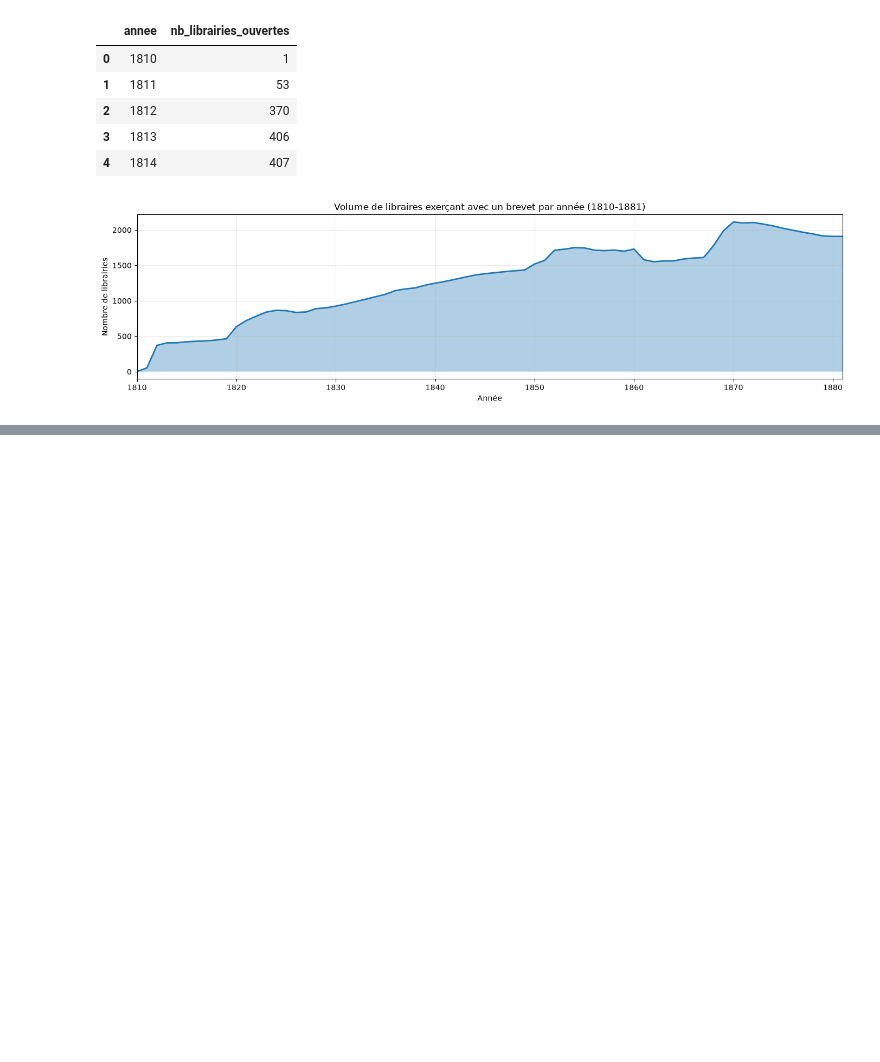
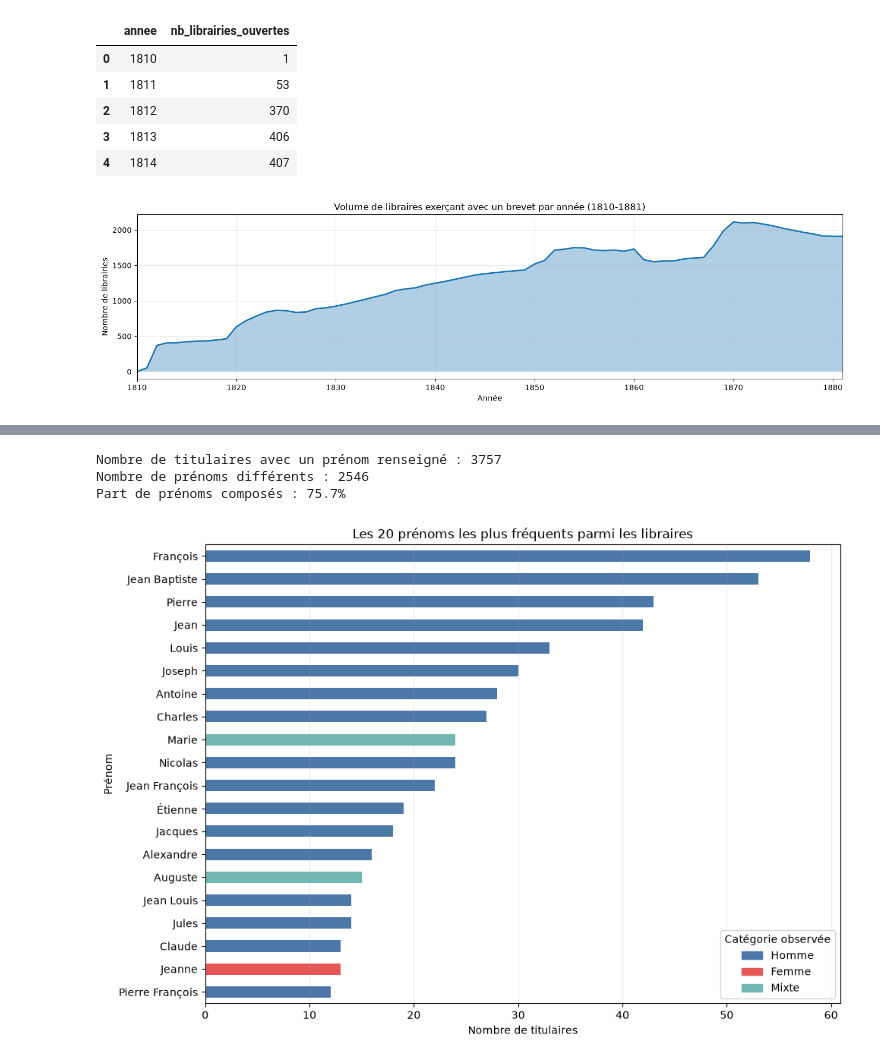
Before and after one commit to Juleslapeuf/donnees_librairies, a Jupyter notebook: 19e.ipynb, the cells around one changed output, grey strips where cells are left out. Saved outputs shown, nothing was run; the diff lists cells and outputs as text; code cells hidden in the pictures; blank space fills up the shorter version.

```diff
--- a/19e.ipynb
+++ b/19e.ipynb
@@ -279,0 +165,44 @@ dtype: int64
+# %%
+# Première analyse des prénoms
+profil_prenoms = lib[["Prénom", "Sexe"]].dropna().copy()
+profil_prenoms["Prénom"] = profil_prenoms["Prénom"].str.strip()
+profil_prenoms = profil_prenoms[profil_prenoms["Prénom"].ne("")]
+prenoms = profil_prenoms["Prénom"]
+
+print(f"Nombre de titulaires avec un prénom renseigné : {len(prenoms)}")
+print(f"Nombre de prénoms différents : {prenoms.nunique()}")
+part_composes = prenoms.str.contains(r"\s", regex=True).mean()
+print(f"Part de prénoms composés : {part_composes:.1%}")
+
+sexes_par_prenom = profil_prenoms.groupby("Prénom")["Sexe"].agg(set)
+top_prenoms = prenoms.value_counts().head(20).sort_values()
+couleurs_sexe = {
+    "homme": "#4c78a8",
+    "femme": "#e45756",
+    "mixte": "#72b7b2",
+}
+categories = {
+    prenom: (
+        "mixte" if len(sexes_par_prenom[prenom]) > 1
+        else next(iter(sexes_par_prenom[prenom]))
+    )
+    for prenom in top_prenoms.index
+}
+couleurs = [couleurs_sexe.get(categories[prenom], "#999999") for prenom in top_prenoms.index]
+ax = top_prenoms.plot(kind="barh", figsize=(10, 7), color=couleurs)
+plt.title("Les 20 prénoms les plus fréquents parmi les libraires")
+plt.xlabel("Nombre de titulaires")
+plt.ylabel("Prénom")
+legende = [
+    plt.Rectangle((0, 0), 1, 1, color=couleurs_sexe[categorie], label=categorie.capitalize())
+    for categorie in ("homme", "femme", "mixte")
+]
+ax.legend(handles=legende, title="Catégorie observée")
+plt.grid(axis="x", alpha=0.25)
+plt.tight_layout()
+plt.show()
+# %% [output]
+Nombre de titulaires avec un prénom renseigné : 3757
+Nombre de prénoms différents : 2546
+Part de prénoms composés : 75.7%
+[figure, added]
```
Also changed, not shown: parts of 25 cells of this notebook, 2 other files.
